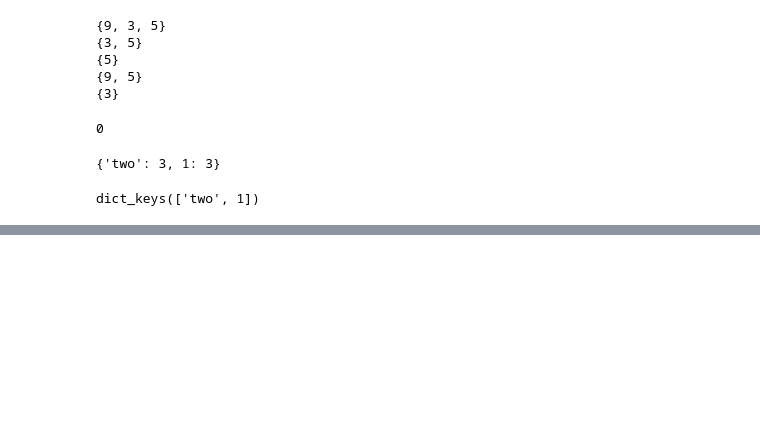
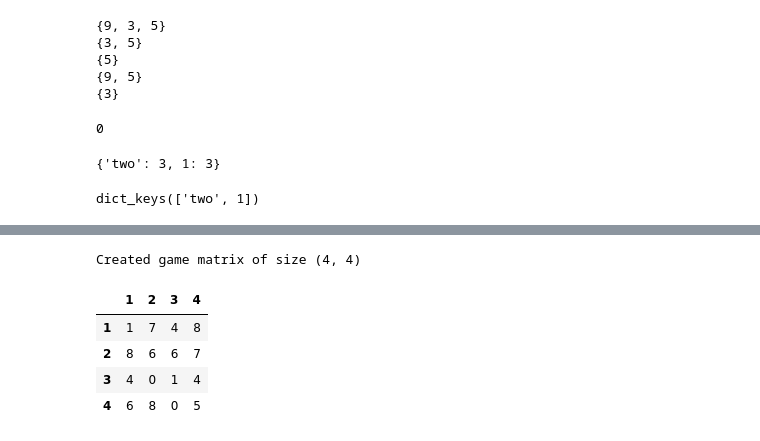
Before and after one commit to CameronBeebe/Cybernetics, a Jupyter notebook: test.ipynb, the cells around one changed output, grey strips where cells are left out. Cells and saved outputs as stored; diff of their text form; code cells hidden in the pictures; blank space fills up the shorter version.

```diff
--- a/test.ipynb
+++ b/test.ipynb
@@ -284,0 +308,9 @@ dict_keys(['two', 1])
+# %%
+ash.create_game()
+# %% [output]
+Created game matrix of size (4, 4)
+|  | 1 | 2 | 3 | 4 |
+| 1 | 1 | 7 | 4 | 8 |
+| 2 | 8 | 6 | 6 | 7 |
+| 3 | 4 | 0 | 1 | 4 |
+| 4 | 6 | 8 | 0 | 5 |
```
Also changed, not shown: parts of 12 cells of this notebook.
